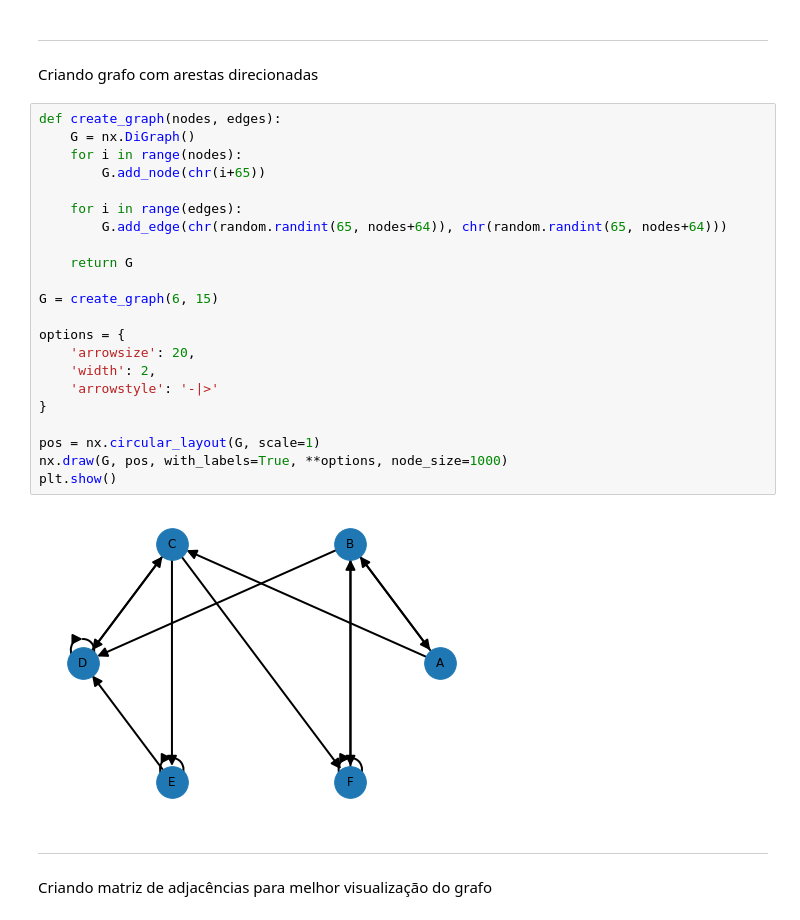
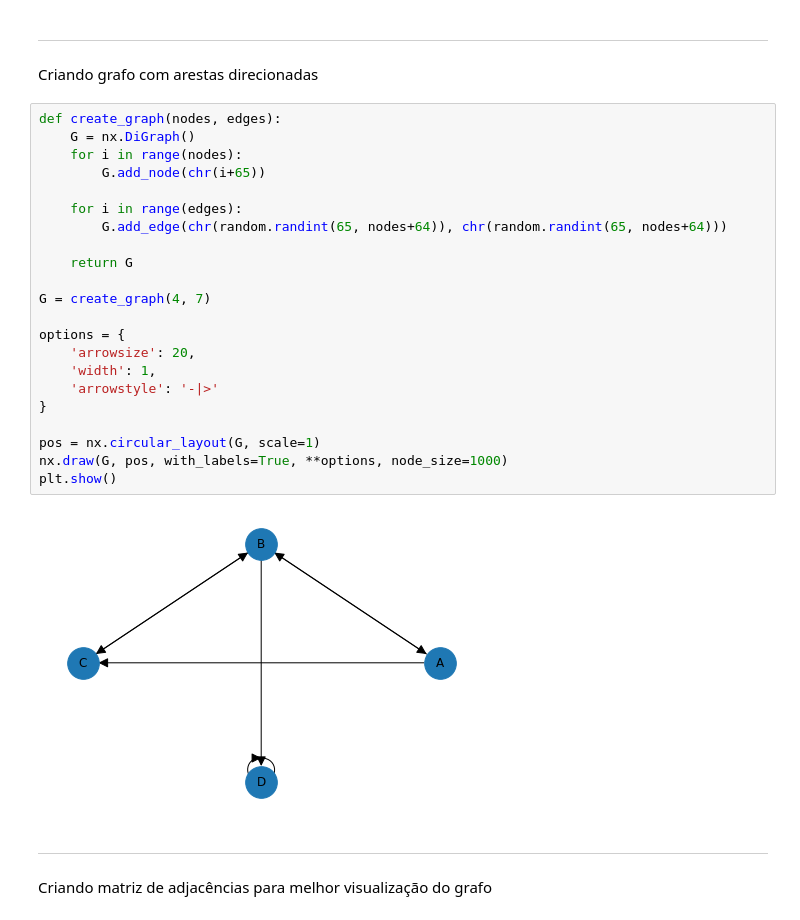
Before and after one commit to andrerochasouza/Rank_to_Page_Algorithm, a Jupyter notebook: rank_to_page/rank_to_graph.ipynb, the cells around one changed output. Cells and saved outputs as stored; diff of their text form.

```diff
--- a/rank_to_page/rank_to_graph.ipynb
+++ b/rank_to_page/rank_to_graph.ipynb
@@ -16,27 +16,27 @@ Criando grafo com arestas direcionadas
 # %%
 def create_graph(nodes, edges):
     G = nx.DiGraph()
     for i in range(nodes):
         G.add_node(chr(i+65))
 
     for i in range(edges):
         G.add_edge(chr(random.randint(65, nodes+64)), chr(random.randint(65, nodes+64)))
 
     return G
 
-G = create_graph(6, 15)
+G = create_graph(4, 7)
 
 options = {
     'arrowsize': 20,
-    'width': 2,
+    'width': 1,
     'arrowstyle': '-|>'
 }
 
 pos = nx.circular_layout(G, scale=1)
 nx.draw(G, pos, with_labels=True, **options, node_size=1000)
 plt.show()
 # %% [output]
-[figure, old version]
+[figure, new version]
 # %% [markdown]
 ----------------
 Criando matriz de adjacências para melhor visualização do grafo
```
Also changed, not shown: parts of 6 cells of this notebook, 5 other files.
